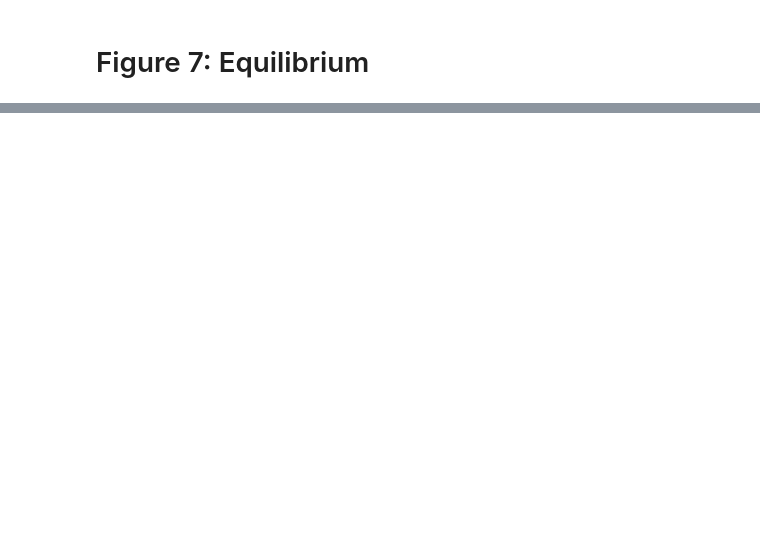
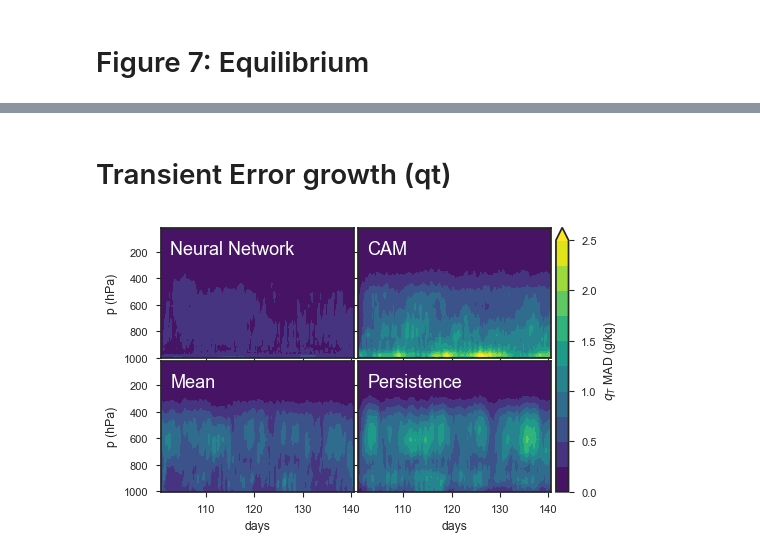
Before and after one commit to nbren12/uwnet, a Jupyter notebook: results/reports/2.1-ndb-paper-plots.ipynb, the cells around one changed output, grey strips where cells are left out. Saved outputs shown, nothing was run; the diff lists cells and outputs as text; code cells hidden in the pictures; blank space fills up the shorter version.

Commit message:
Add transient error growth plots

```diff
--- a/results/reports/2.1-ndb-paper-plots.ipynb
+++ b/results/reports/2.1-ndb-paper-plots.ipynb
@@ -138,0 +174,16 @@ with plt.rc_context({'axes.titlepad': 8.0}):
+# %% [markdown]
+# Transient Error growth (qt)
+# %%
+import lib.plots.transient_error as te
+from toolz import valmap
+from toolz.curried import get
+
+mad = te.compute_errors(te.mean_absolute_dev, ds_test.isel(y=8), dims=['x'])
+mad_qt = valmap(get('qt'), mad)
+_, cb = te.plot_mses(mad_qt, levels=np.arange(11)*.25,
+                  extend='max',
+                  label='$q_T$ MAD (g/kg)')
+
+plt.savefig("/Users/noah/Dropbox/errqt.png")
+# %% [output]
+[figure, added]
```
Also changed, not shown: parts of 10 cells of this notebook, 3 other files.
